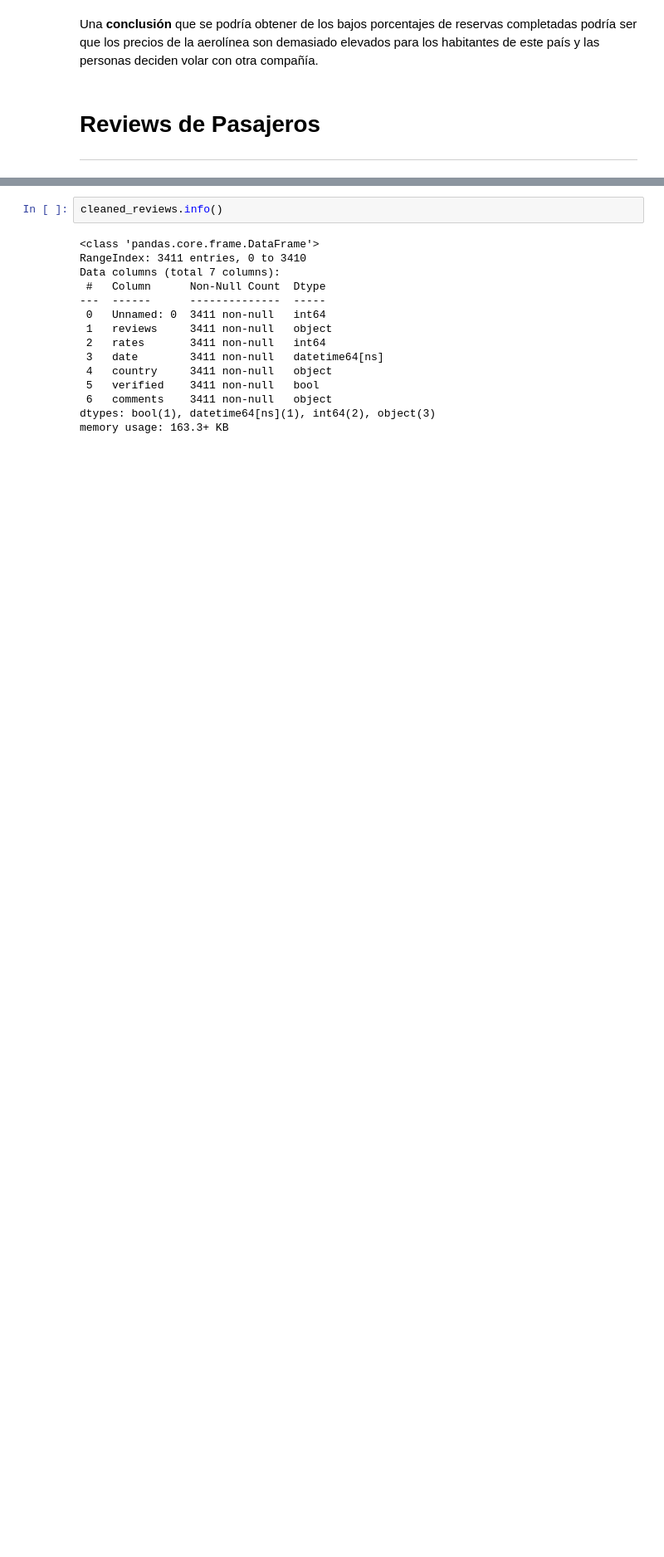
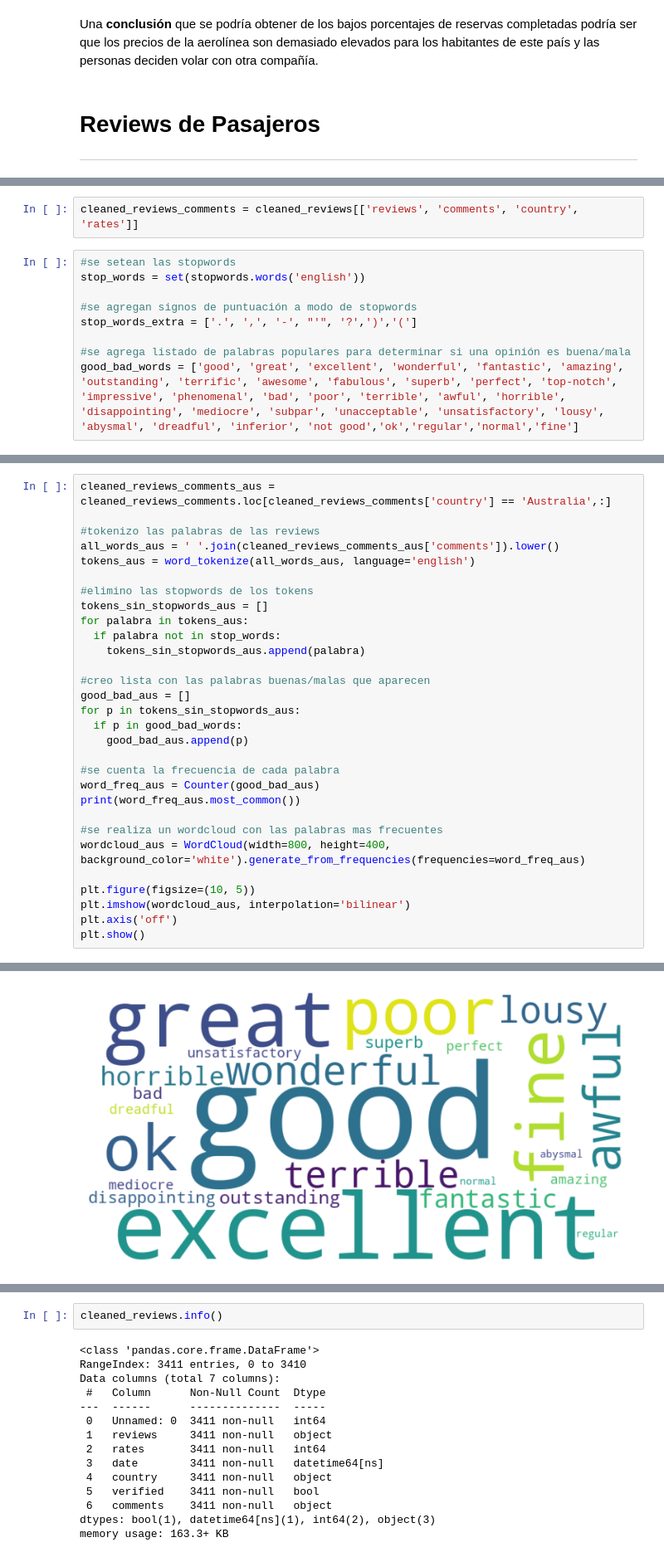
Before and after one commit to alexguttlein/TP1-AnalisisExploratorioDeDatos, a Jupyter notebook: TP1_Análisis_Exploratorio_de_Datos.ipynb, the cells around one changed output, grey strips where cells are left out. Shown at 83% size. Saved outputs shown, nothing was run; the diff lists cells and outputs as text; blank space fills up the shorter version.

Commit message:
Modificación reviews y anticipación de compra

```diff
--- a/TP1_Análisis_Exploratorio_de_Datos.ipynb
+++ b/TP1_Análisis_Exploratorio_de_Datos.ipynb
@@ -366,0 +411,11 @@ Una **conclusión** que se podría obtener de los bajos porcentajes de reservas
+# %%
+cleaned_reviews_comments = cleaned_reviews[['reviews', 'comments', 'country', 'rates']]
+# %%
+#se setean las stopwords
+stop_words = set(stopwords.words('english'))
+
+#se agregan signos de puntuación a modo de stopwords
+stop_words_extra = ['.', ',', '-', "'", '?',')','(']
+
+#se agrega listado de palabras populares para determinar si una opinión es buena/mala
+good_bad_words = ['good', 'great', 'excellent', 'wonderful', 'fantastic', 'amazing', 'outstanding', 'terrific', 'awesome', 'fabulous', 'superb', 'perfect', 'top-notch', 'impressive', 'phenomenal', 'bad', 'poor', 'terrible', 'awful', 'horrible', 'disappointing', 'mediocre', 'subpar', 'unacceptable', 'unsatisfactory', 'lousy', 'abysmal', 'dreadful', 'inferior', 'not good','ok','regular','normal','fine']
@@ -366,0 +424,31 @@ Una **conclusión** que se podría obtener de los bajos porcentajes de reservas
+# %%
+cleaned_reviews_comments_aus = cleaned_reviews_comments.loc[cleaned_reviews_comments['country'] == 'Australia',:]
+
+#tokenizo las palabras de las reviews
+all_words_aus = ' '.join(cleaned_reviews_comments_aus['comments']).lower()
+tokens_aus = word_tokenize(all_words_aus, language='english')
+
+#elimino las stopwords de los tokens
+tokens_sin_stopwords_aus = []
+for palabra in tokens_aus:
+  if palabra not in stop_words:
+    tokens_sin_stopwords_aus.append(palabra)
+
+#creo lista con las palabras buenas/malas que aparecen
+good_bad_aus = []
+for p in tokens_sin_stopwords_aus:
+  if p in good_bad_words:
+    good_bad_aus.append(p)
+
+#se cuenta la frecuencia de cada palabra
+word_freq_aus = Counter(good_bad_aus)
+print(word_freq_aus.most_common())
+
+#se realiza un wordcloud con las palabras mas frecuentes
+wordcloud_aus = WordCloud(width=800, height=400, background_color='white').generate_from_frequencies(frequencies=word_freq_aus)
+
+plt.figure(figsize=(10, 5))
+plt.imshow(wordcloud_aus, interpolation='bilinear')
+plt.axis('off')
+plt.show()
+# %% [output]
@@ -366,0 +456 @@ Una **conclusión** que se podría obtener de los bajos porcentajes de reservas
+[figure, added]
```
Also changed, not shown: parts of 38 cells of this notebook.
